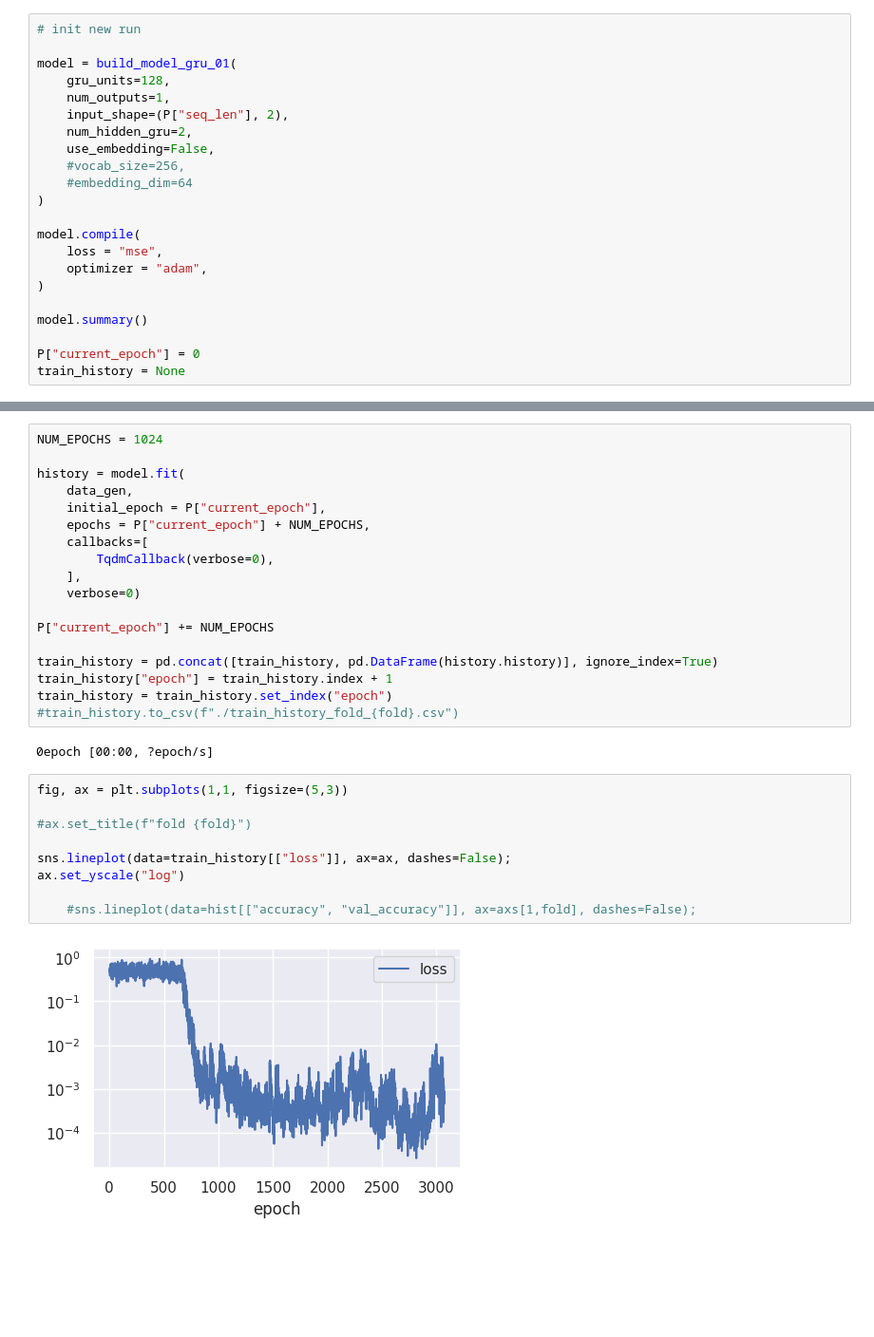
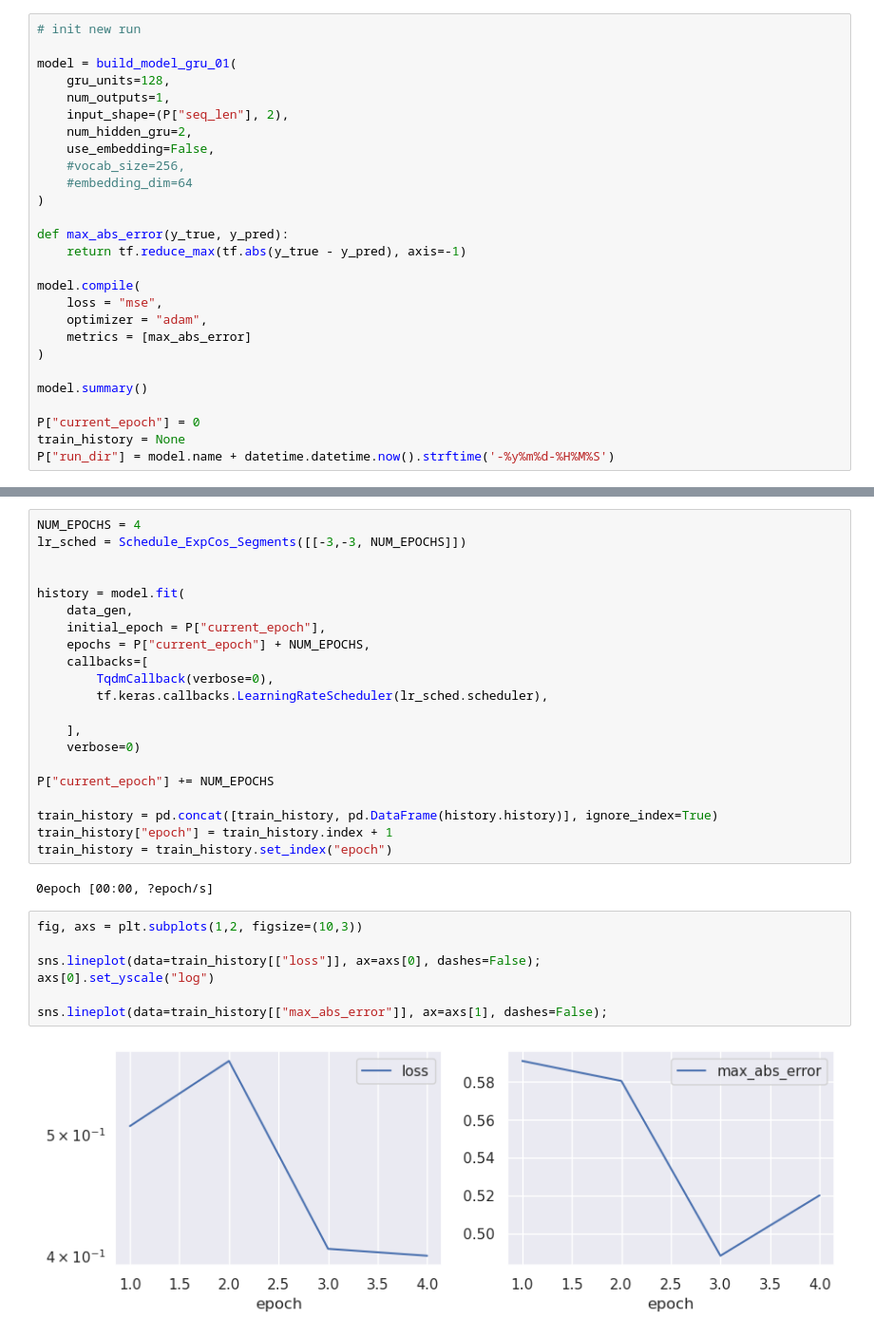
Before and after one commit to FriedChips/dl_basics, a Jupyter notebook: experiments/sequences_add_mult.ipynb, the cells around one changed output, grey strips where cells are left out. Shown at 95% size. Drawn from its saved outputs; the diff is of its cells as text; blank space fills up the shorter version.

Commit message:
added model saving, metrics

```diff
--- a/experiments/sequences_add_mult.ipynb
+++ b/experiments/sequences_add_mult.ipynb
@@ -67,15 +101,20 @@ model = build_model_gru_01(
     #embedding_dim=64
 )
 
+def max_abs_error(y_true, y_pred):
+    return tf.reduce_max(tf.abs(y_true - y_pred), axis=-1)
+
 model.compile(
     loss = "mse",
     optimizer = "adam",
+    metrics = [max_abs_error]
 )
 
 model.summary()
 
 P["current_epoch"] = 0
 train_history = None
+P["run_dir"] = model.name + datetime.datetime.now().strftime('-%y%m%d-%H%M%S')
 # %% [output]
 Model: "gru_01"
 _________________________________________________________________
@@ -99,5 +150,7 @@ _________________________________________________________________
 # %%
-NUM_EPOCHS = 1024
+NUM_EPOCHS = 4
+lr_sched = Schedule_ExpCos_Segments([[-3,-3, NUM_EPOCHS]])
+
 
 history = model.fit(
     data_gen,
@@ -105,6 +158,8 @@ history = model.fit(
     epochs = P["current_epoch"] + NUM_EPOCHS,
     callbacks=[
         TqdmCallback(verbose=0),
+        tf.keras.callbacks.LearningRateScheduler(lr_sched.scheduler),
+
     ],
     verbose=0)
 
@@ -113,17 +168,14 @@ P["current_epoch"] += NUM_EPOCHS
 train_history = pd.concat([train_history, pd.DataFrame(history.history)], ignore_index=True)
 train_history["epoch"] = train_history.index + 1
 train_history = train_history.set_index("epoch")
-#train_history.to_csv(f"./train_history_fold_{fold}.csv")
 # %% [output]
 0epoch [00:00, ?epoch/s]
 # %%
-fig, ax = plt.subplots(1,1, figsize=(5,3))
+fig, axs = plt.subplots(1,2, figsize=(10,3))
 
-#ax.set_title(f"fold {fold}")
+sns.lineplot(data=train_history[["loss"]], ax=axs[0], dashes=False);
+axs[0].set_yscale("log")
 
-sns.lineplot(data=train_history[["loss"]], ax=ax, dashes=False);
-ax.set_yscale("log")
-
-    #sns.lineplot(data=hist[["accuracy", "val_accuracy"]], ax=axs[1,fold], dashes=False);
+sns.lineplot(data=train_history[["max_abs_error"]], ax=axs[1], dashes=False);
 # %% [output]
-[figure, old version]
+[figure, new version]
```
Also changed, not shown: parts of 4 cells of this notebook, 1 other file.
